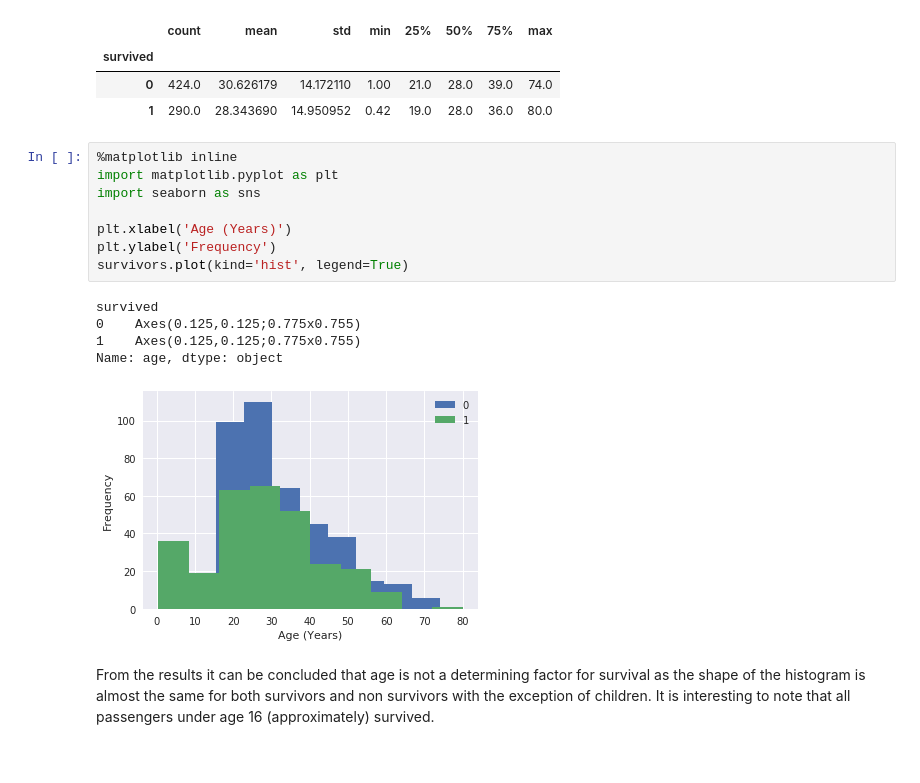
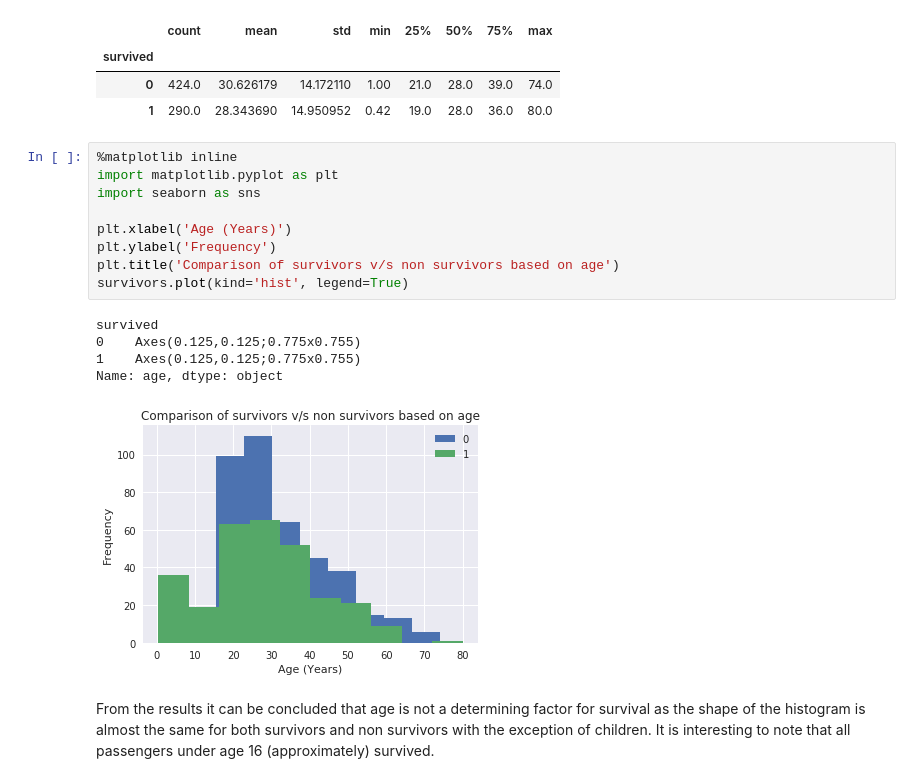
Before and after one commit to aliasm2k/titanic, a Jupyter notebook: titanic.ipynb, the cells around one changed output. Saved outputs shown, nothing was run; the diff lists cells and outputs as text.

Commit message:
Include title for each plot as per review

```diff
--- a/titanic.ipynb
+++ b/titanic.ipynb
@@ -34,17 +34,18 @@ survivors.describe()
 # %%
 %matplotlib inline
 import matplotlib.pyplot as plt
 import seaborn as sns
 
 plt.xlabel('Age (Years)')
 plt.ylabel('Frequency')
+plt.title('Comparison of survivors v/s non survivors based on age')
 survivors.plot(kind='hist', legend=True)
 # %% [output]
 survived
 0    Axes(0.125,0.125;0.775x0.755)
 1    Axes(0.125,0.125;0.775x0.755)
 Name: age, dtype: object
-[figure, old version]
+[figure, new version]
 # %% [markdown]
 From the results it can be concluded that age is not a determining factor for survival as the shape of the histogram is almost the same for both survivors and non survivors with the exception of children. It is interesting to note that all passengers under age 16 (approximately) survived.
 # %% [markdown]
```
Also changed, not shown: parts of 3 cells of this notebook.
